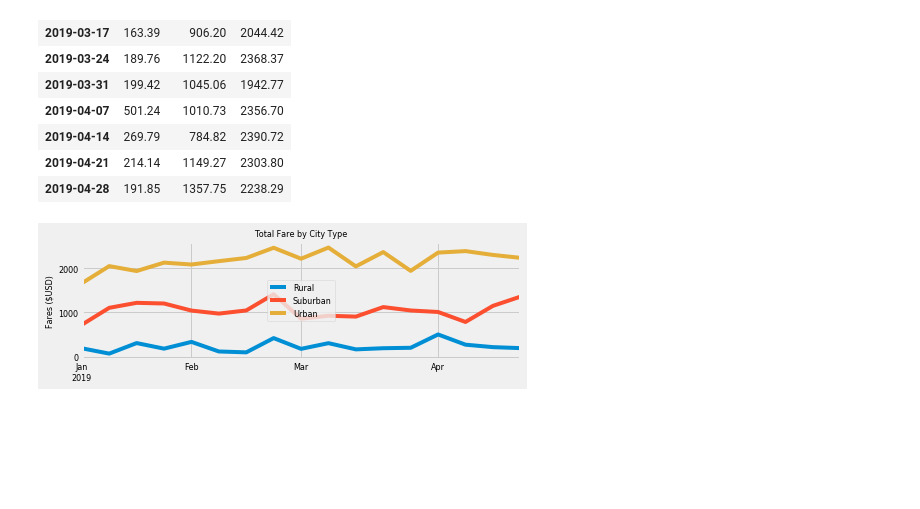
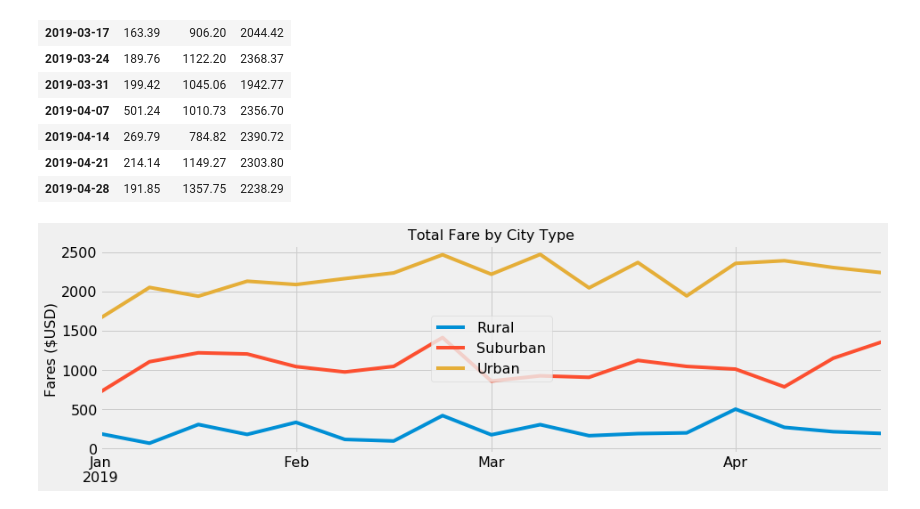
Before and after one commit to berndab/pyber_analysis, a Jupyter notebook: PyBer_Analysis.ipynb, the cells around one changed output. Cells and saved outputs as stored; diff of their text form; code cells hidden in the pictures; blank space fills up the shorter version.

```diff
--- a/PyBer_Analysis.ipynb
+++ b/PyBer_Analysis.ipynb
@@ -275,21 +275,23 @@ per_week_city_type_total_fare_pt
 # %%
 # Specify plot stype
 plt.style.use('fivethirtyeight')
 
 # Specify plot font size
-font_size = 8
+font_size = 16
 
 # Create axis object from the data frame plot method
-ax = per_week_city_type_total_fare_pt.plot(figsize=(7,2),  fontsize=font_size)
+# plot sized to be readable and to be able to
+# allow it to resized to be smaller
+ax = per_week_city_type_total_fare_pt.plot(figsize=(14,4),  fontsize=font_size)
 
 # Set plot details
 ax.grid(True)
 ax.set_xlabel("", fontsize=font_size)
 ax.set_ylabel("Fares ($USD)", fontsize=font_size)
 ax.set_title("Total Fare by City Type", fontsize=font_size)
 ax.legend(loc="center", fontsize=font_size)
 
 # Save plot
 plt.savefig("analysis\PyBer_Analysis.png")
 # %% [output]
-[figure, old version]
+[figure, new version]
```
